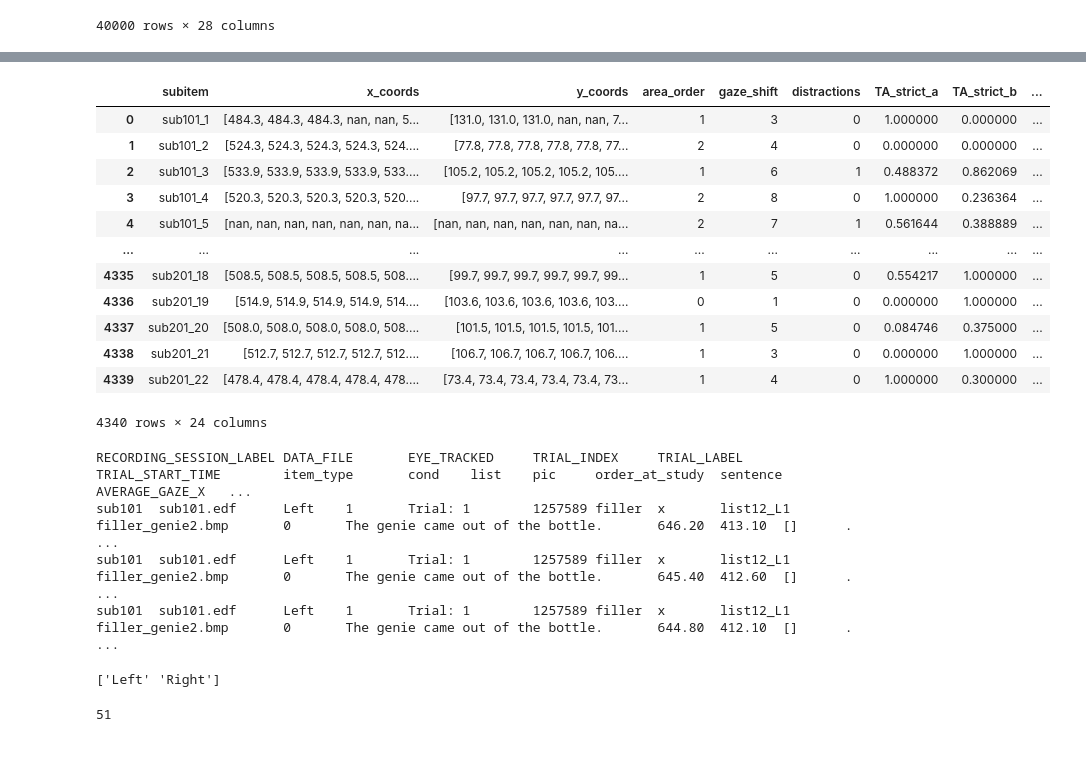
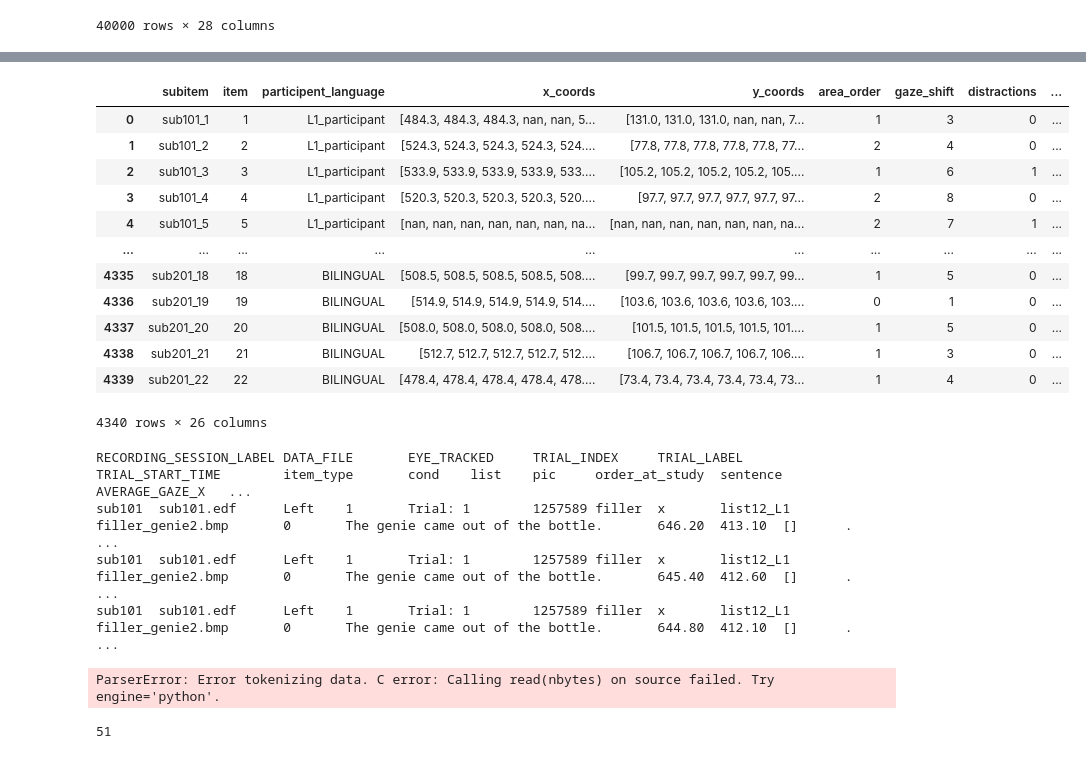
Before and after one commit to Yellowtintin/Clementine-Eye-tracking-thesis, a Jupyter notebook: Data_Exploration.ipynb, the cells around one changed output, grey strips where cells are left out. Saved outputs shown, nothing was run; the diff lists cells and outputs as text; code cells hidden in the pictures.

```diff
--- a/Data_Exploration.ipynb
+++ b/Data_Exploration.ipynb
@@ -457,45 +524,47 @@ def get_activity_centroids(item):
     y_mean = pd.to_numeric(a_item_df['Y_coord'], errors='coerce').mean()
     a_centroid = (x_mean, y_mean)
 
     b_item_df = item_df[item_df['IntAr'] == 'patient']
     x_mean = pd.to_numeric(b_item_df['X_coord'], errors='coerce').mean()
     y_mean = pd.to_numeric(b_item_df['Y_coord'], errors='coerce').mean()
     b_centroid = (x_mean, y_mean)
 
     return a_centroid, b_centroid
 
 
 def gen_training_dataframe():
-    complete_df = pd.DataFrame(columns=['subitem', 'x_coords', 'y_coords', 'area_order', 'gaze_shift', 'distractions', 'TA_strict_a',
+    complete_df = pd.DataFrame(columns=['subitem', 'item', 'participent_language', 'x_coords', 'y_coords', 'area_order', 'gaze_shift', 'distractions', 'TA_strict_a',
                                         'TA_strict_b', 'TA_loose_a', 'TA_loose_b', 'ordered', 'a_dists', 'b_dists', 'duration_agent',
                                         'duration_patient', 'duration_empty', 'semantic_relationship', 'test_accuracy', 'agent_react_time',
                                         'patient_react_time', 'agent_leave_time', 'patient_leave_time', 'agent_focus_on_onset',
                                         'patient_focus_on_onset'])
     #trial = "sub101_16" #12, 16, 17
     for trial in results_df['subitem'].unique():
+        item = results_df.loc[results_df['subitem'] == trial, 'item'].unique()[0]
+        participent_language = results_df.loc[results_df['subitem'] == trial, 'participant_language'].unique()[0]
         x, y, area_order, gaze_shift, distractions, TA_strict_a, TA_strict_b, TA_loose_a, TA_loose_b, ordered, a_dists, b_dists, duration_agent, duration_patient, duration_empty, semantic_relationship, test_accuracy, agent_react_time, patient_react_time, agent_leave_time, patient_leave_time, anticipated_agent_onset, anticipated_patient_onset = get_subitem_data(trial)
-        complete_df.loc[len(complete_df)] = [trial, x, y, area_order, gaze_shift, distractions, TA_strict_a, TA_strict_b, TA_loose_a,
+        complete_df.loc[len(complete_df)] = [trial, item, participent_language, x, y, area_order, gaze_shift, distractions, TA_strict_a, TA_strict_b, TA_loose_a,
                                              TA_loose_b, ordered, a_dists, b_dists, duration_agent, duration_patient, duration_empty,
                                              semantic_relationship, test_accuracy, agent_react_time, patient_react_time, agent_leave_time,
                                              patient_leave_time, anticipated_agent_onset, anticipated_patient_onset]
         #print(complete_df.loc[len(complete_df)-1])
         print(trial)
         clear_output(wait=True)
     return complete_df
 
 complete_df = gen_training_dataframe()
 complete_df
 # %% [output]
-|  | subitem | x_coords | y_coords | area_order | gaze_shift | distractions | TA_strict_a | TA_strict_b | ... |
-| 0 | sub101_1 | [484.3, 484.3, 484.3, nan, nan, 5... | [131.0, 131.0, 131.0, nan, nan, 7... | 1 | 3 | 0 | 1.000000 | 0.000000 | ... |
-| 1 | sub101_2 | [524.3, 524.3, 524.3, 524.3, 524.... | [77.8, 77.8, 77.8, 77.8, 77.8, 77... | 2 | 4 | 0 | 0.000000 | 0.000000 | ... |
-| 2 | sub101_3 | [533.9, 533.9, 533.9, 533.9, 533.... | [105.2, 105.2, 105.2, 105.2, 105.... | 1 | 6 | 1 | 0.488372 | 0.862069 | ... |
-| 3 | sub101_4 | [520.3, 520.3, 520.3, 520.3, 520.... | [97.7, 97.7, 97.7, 97.7, 97.7, 97... | 2 | 8 | 0 | 1.000000 | 0.236364 | ... |
-| 4 | sub101_5 | [nan, nan, nan, nan, nan, nan, na... | [nan, nan, nan, nan, nan, nan, na... | 2 | 7 | 1 | 0.561644 | 0.388889 | ... |
+|  | subitem | item | participent_language | x_coords | y_coords | area_order | gaze_shift | distractions | ... |
+| 0 | sub101_1 | 1 | L1_participant | [484.3, 484.3, 484.3, nan, nan, 5... | [131.0, 131.0, 131.0, nan, nan, 7... | 1 | 3 | 0 | ... |
+| 1 | sub101_2 | 2 | L1_participant | [524.3, 524.3, 524.3, 524.3, 524.... | [77.8, 77.8, 77.8, 77.8, 77.8, 77... | 2 | 4 | 0 | ... |
+| 2 | sub101_3 | 3 | L1_participant | [533.9, 533.9, 533.9, 533.9, 533.... | [105.2, 105.2, 105.2, 105.2, 105.... | 1 | 6 | 1 | ... |
+| 3 | sub101_4 | 4 | L1_participant | [520.3, 520.3, 520.3, 520.3, 520.... | [97.7, 97.7, 97.7, 97.7, 97.7, 97... | 2 | 8 | 0 | ... |
+| 4 | sub101_5 | 5 | L1_participant | [nan, nan, nan, nan, nan, nan, na... | [nan, nan, nan, nan, nan, nan, na... | 2 | 7 | 1 | ... |
 | ... | ... | ... | ... | ... | ... | ... | ... | ... | ... |
-| 4335 | sub201_18 | [508.5, 508.5, 508.5, 508.5, 508.... | [99.7, 99.7, 99.7, 99.7, 99.7, 99... | 1 | 5 | 0 | 0.554217 | 1.000000 | ... |
-| 4336 | sub201_19 | [514.9, 514.9, 514.9, 514.9, 514.... | [103.6, 103.6, 103.6, 103.6, 103.... | 0 | 1 | 0 | 0.000000 | 1.000000 | ... |
-| 4337 | sub201_20 | [508.0, 508.0, 508.0, 508.0, 508.... | [101.5, 101.5, 101.5, 101.5, 101.... | 1 | 5 | 0 | 0.084746 | 0.375000 | ... |
-| 4338 | sub201_21 | [512.7, 512.7, 512.7, 512.7, 512.... | [106.7, 106.7, 106.7, 106.7, 106.... | 1 | 3 | 0 | 0.000000 | 1.000000 | ... |
-| 4339 | sub201_22 | [478.4, 478.4, 478.4, 478.4, 478.... | [73.4, 73.4, 73.4, 73.4, 73.4, 73... | 1 | 4 | 0 | 1.000000 | 0.300000 | ... |
+| 4335 | sub201_18 | 18 | BILINGUAL | [508.5, 508.5, 508.5, 508.5, 508.... | [99.7, 99.7, 99.7, 99.7, 99.7, 99... | 1 | 5 | 0 | ... |
+| 4336 | sub201_19 | 19 | BILINGUAL | [514.9, 514.9, 514.9, 514.9, 514.... | [103.6, 103.6, 103.6, 103.6, 103.... | 0 | 1 | 0 | ... |
+| 4337 | sub201_20 | 20 | BILINGUAL | [508.0, 508.0, 508.0, 508.0, 508.... | [101.5, 101.5, 101.5, 101.5, 101.... | 1 | 5 | 0 | ... |
+| 4338 | sub201_21 | 21 | BILINGUAL | [512.7, 512.7, 512.7, 512.7, 512.... | [106.7, 106.7, 106.7, 106.7, 106.... | 1 | 3 | 0 | ... |
+| 4339 | sub201_22 | 22 | BILINGUAL | [478.4, 478.4, 478.4, 478.4, 478.... | [73.4, 73.4, 73.4, 73.4, 73.4, 73... | 1 | 4 | 0 | ... |
-4340 rows × 24 columns
+4340 rows × 26 columns
@@ -520,13 +591,13 @@ for line in lines:
 
 df = pd.read_csv(file_path, sep='\t')  # Assuming tab-separated values, reading only the first 10 lines
 
-print(df["EYE_TRACKED"].unique())
+print(df["sentence"].unique())
 # %% [output]
 RECORDING_SESSION_LABEL DATA_FILE       EYE_TRACKED     TRIAL_INDEX     TRIAL_LABEL     TRIAL_START_TIME        item_type       cond    list    pic     order_at_study  sentence        AVERAGE_GAZE_X   ...
 sub101  sub101.edf      Left    1       Trial: 1        1257589 filler  x       list12_L1       filler_genie2.bmp       0       The genie came out of the bottle.       646.20  413.10  []      .        ...
 sub101  sub101.edf      Left    1       Trial: 1        1257589 filler  x       list12_L1       filler_genie2.bmp       0       The genie came out of the bottle.       645.40  412.60  []      .        ...
 sub101  sub101.edf      Left    1       Trial: 1        1257589 filler  x       list12_L1       filler_genie2.bmp       0       The genie came out of the bottle.       644.80  412.10  []      .        ...
-['Left' 'Right']
+ParserError: Error tokenizing data. C error: Calling read(nbytes) on source failed. Try engine='python'.
 # %%
 print(len(df["RECORDING_SESSION_LABEL"].unique()))
 # %% [output]
```
Also changed, not shown: parts of 14 cells of this notebook, 1 other file.
